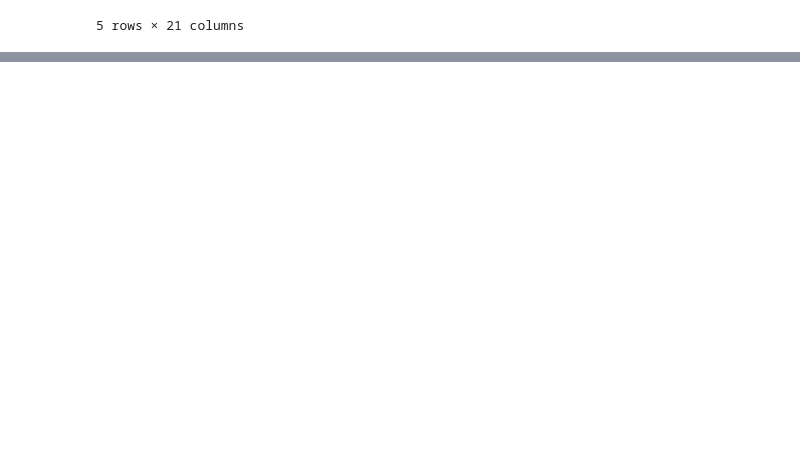
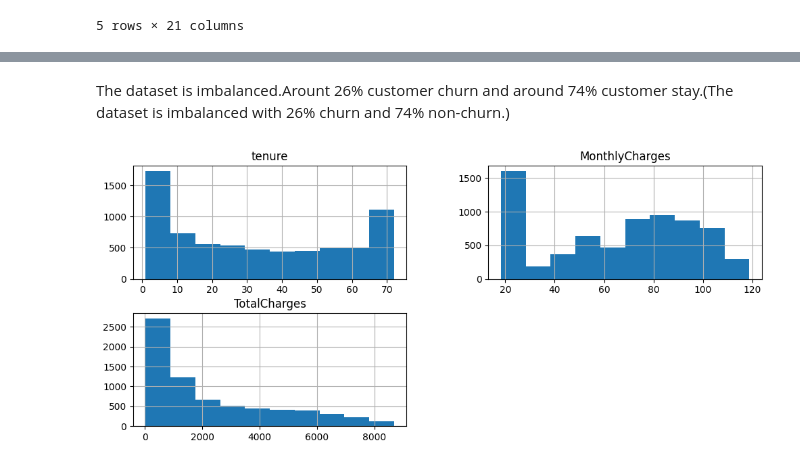
Before and after one commit to vicha1234/TelcoChurnPrediction, a Jupyter notebook: 2425610.ipynb, the cells around one changed output, grey strips where cells are left out. Drawn from its saved outputs; the diff is of its cells as text; code cells hidden in the pictures; blank space fills up the shorter version.

Commit message:
Do the EDA visualization

```diff
--- a/2425610.ipynb
+++ b/2425610.ipynb
@@ -133,0 +144,14 @@ dtype: int64
+# %%
+df = df.dropna(subset=['TotalCharges'])
+# %%
+df = df.drop('customerID', axis=1)
+# %%
+cols_to_clean = [
+    'OnlineSecurity', 'OnlineBackup', 'DeviceProtection',
+    'TechSupport', 'StreamingTV', 'StreamingMovies', 'MultipleLines'
+]
+
+for col in cols_to_clean:
+    df[col] = df[col].replace({'No internet service': 'No'})
+# %%
+df['Churn'] = df['Churn'].map({'Yes': 1, 'No': 0})
@@ -133,0 +199,7 @@ dtype: int64
+# %% [markdown]
+The dataset is imbalanced.Arount 26% customer churn and around 74% customer stay.(The dataset is imbalanced with 26% churn and 74% non-churn.)
+# %%
+df[['tenure','MonthlyCharges','TotalCharges']].hist(figsize=(12,5))
+plt.show()
+# %% [output]
+[figure, added]
```
Also changed, not shown: parts of 31 cells of this notebook.
